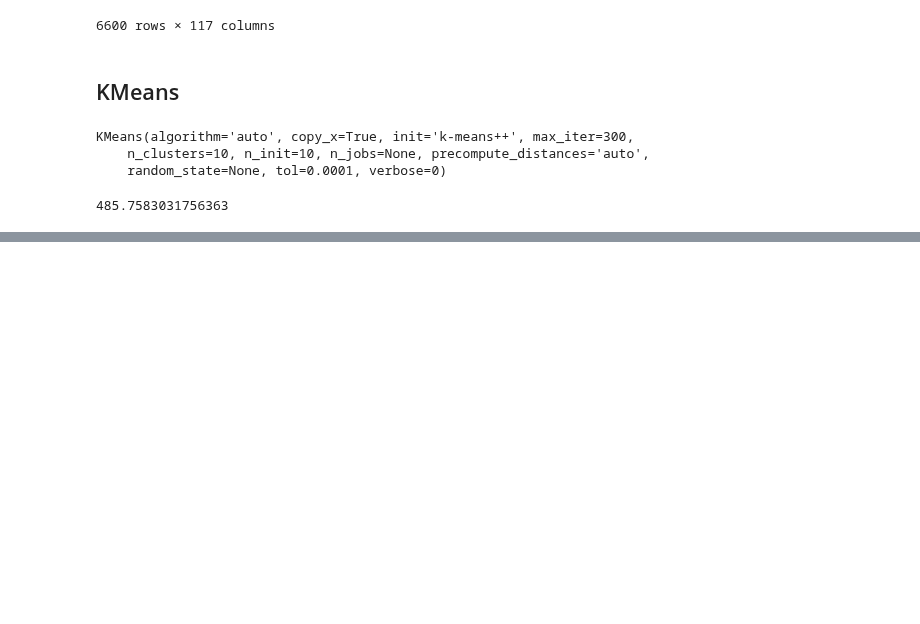
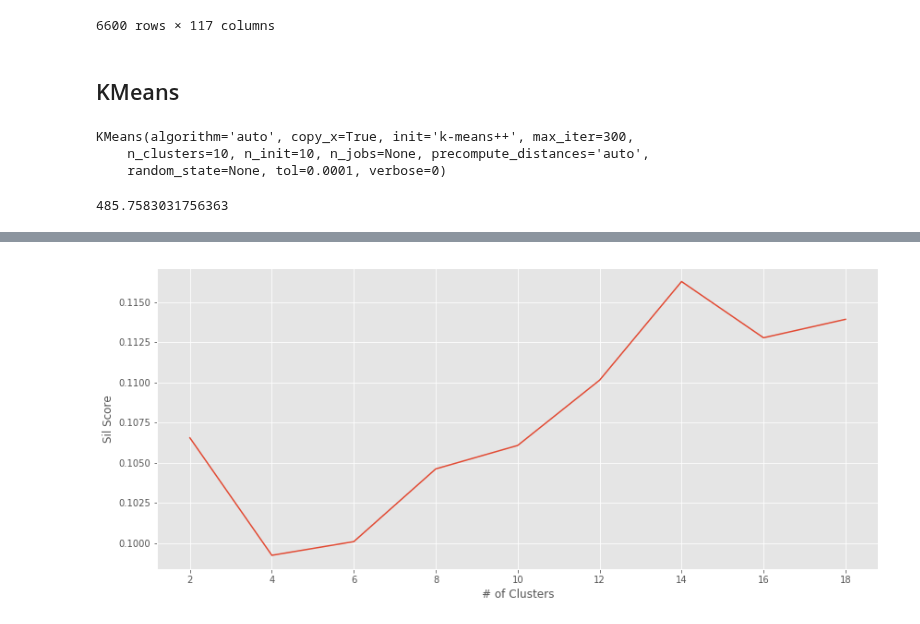
Before and after one commit to marcosan93/AI-Matchmaker, a Jupyter notebook: Clustering-Profiles.ipynb, the cells around one changed output, grey strips where cells are left out. Drawn from its saved outputs; the diff is of its cells as text; code cells hidden in the pictures; blank space fills up the shorter version.

```diff
--- a/Clustering-Profiles.ipynb
+++ b/Clustering-Profiles.ipynb
@@ -108,0 +142,12 @@ print(calinski_harabaz_score(new_df, cluster_assignments))
+# %%
+x = cluster_cnt
+y = s_score
+
+plt.figure(figsize=(14,6))
+plt.style.use('ggplot')
+plt.plot(x,y)
+plt.xlabel('# of Clusters')
+plt.ylabel('Sil Score')
+plt.show()
+# %% [output]
+[figure, added]
```
Also changed, not shown: parts of 5 cells of this notebook.
